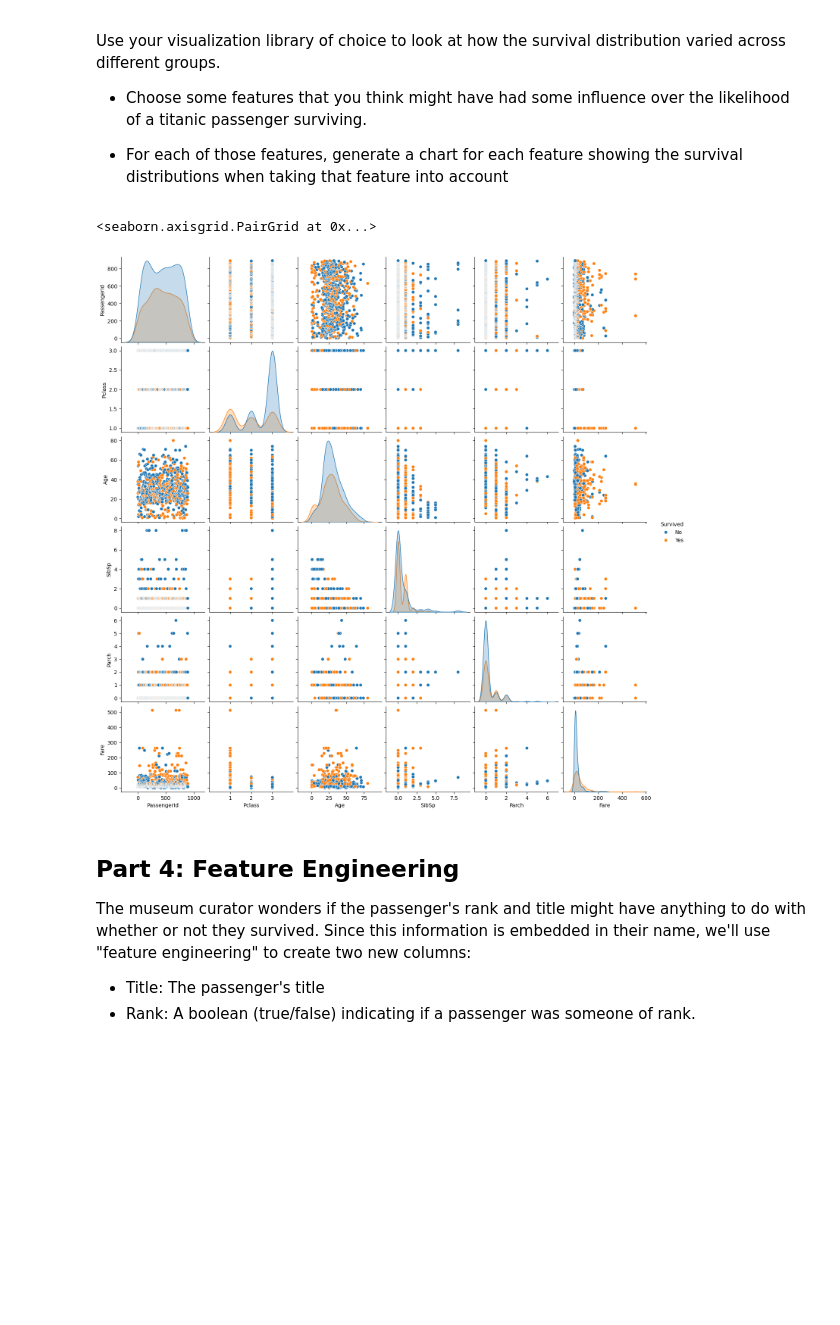
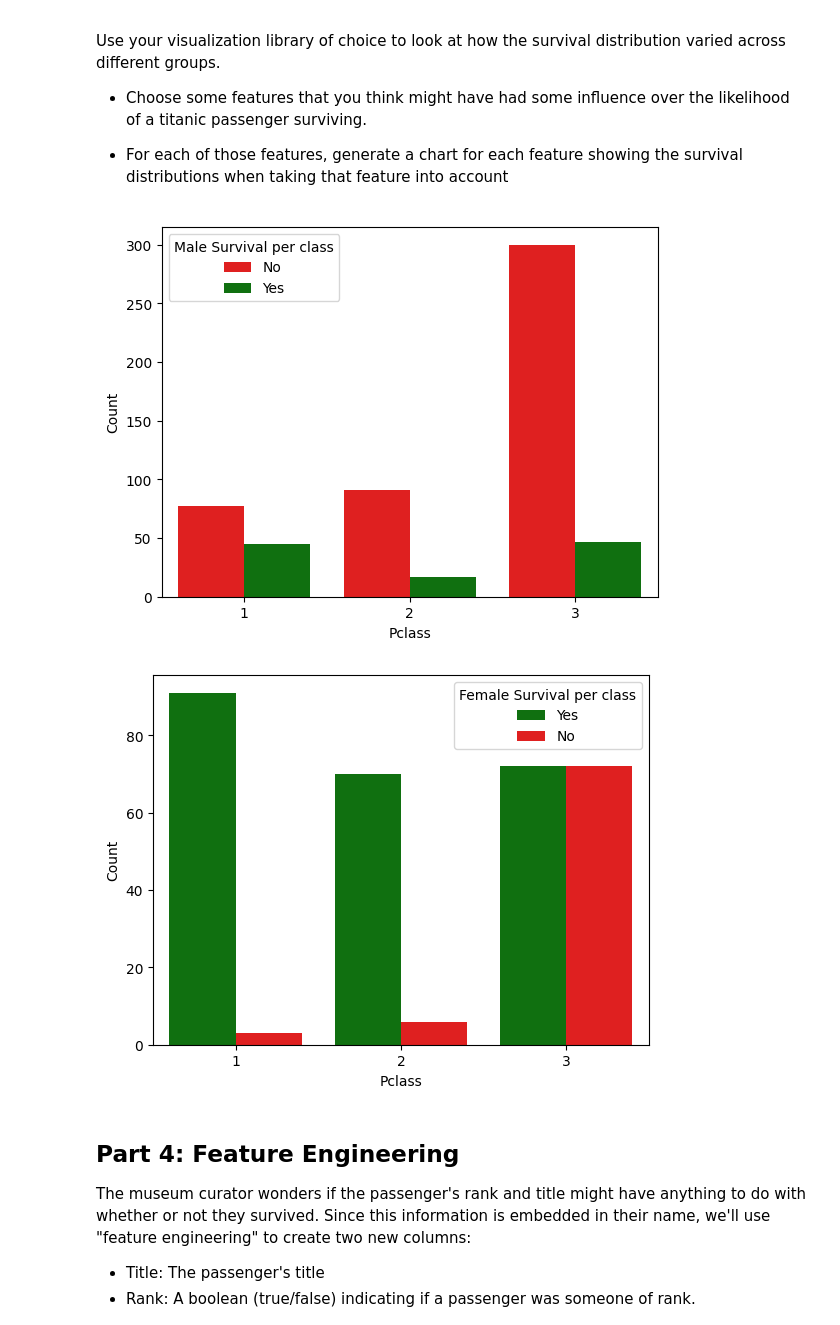
Before and after one commit to regino-pan-a-i/Machine-Learning-Notes, a Jupyter notebook: notebooks/Exploration_03.ipynb, the cells around one changed output. Drawn from its saved outputs; the diff is of its cells as text; code cells hidden in the pictures; blank space fills up the shorter version.

```diff
--- a/notebooks/Exploration_03.ipynb
+++ b/notebooks/Exploration_03.ipynb
@@ -110,14 +112,24 @@ Use your visualization library of choice to look at how the survival distributio
 - For each of those features, generate a chart for each feature showing the survival distributions when taking that feature into account
 # %%
 # Write the code to explore how different features affect the survival distribution
-sns.pairplot(titanic, hue="Survived")
+# sns.pairplot(titanic, hue="Survived")
 
 # passanger_per_class = titanic['Pclass'].value_counts()
+titanic_grouped = titanic.groupby(['Pclass', 'Sex'])['Survived'].value_counts().reset_index(name='Count')
 
-# sns.catplot(data=titanic, x="Pclass", y="Survived", col="Sex", kind="bar")
+titanic_males = titanic_grouped[titanic_grouped['Sex'] == 'male']
+titanic_females = titanic_grouped[titanic_grouped['Sex'] == 'female']
+
+sns.barplot(data=titanic_males, x='Pclass', y='Count', hue='Survived', palette={'Yes': 'green', 'No': 'red'})
+plt.legend(title='Male Survival per class')
+plt.show()
+
+sns.barplot(data=titanic_females, x='Pclass', y='Count', hue='Survived', palette={'Yes': 'green', 'No': 'red'})
+plt.legend(title='Female Survival per class')
+plt.show()
 # %% [output]
-<seaborn.axisgrid.PairGrid at 0x...>
-[figure, old version]
+[figure, new version]
+[figure, added]
 # %% [markdown]
 ## Part 4: Feature Engineering
 
```
Also changed, not shown: parts of 4 cells of this notebook.
